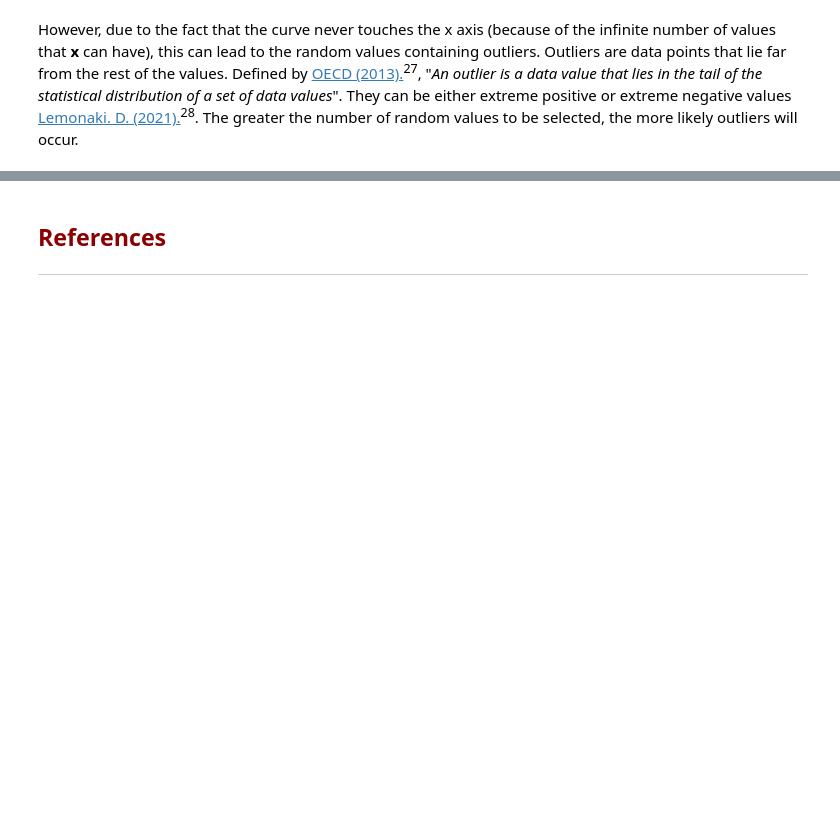
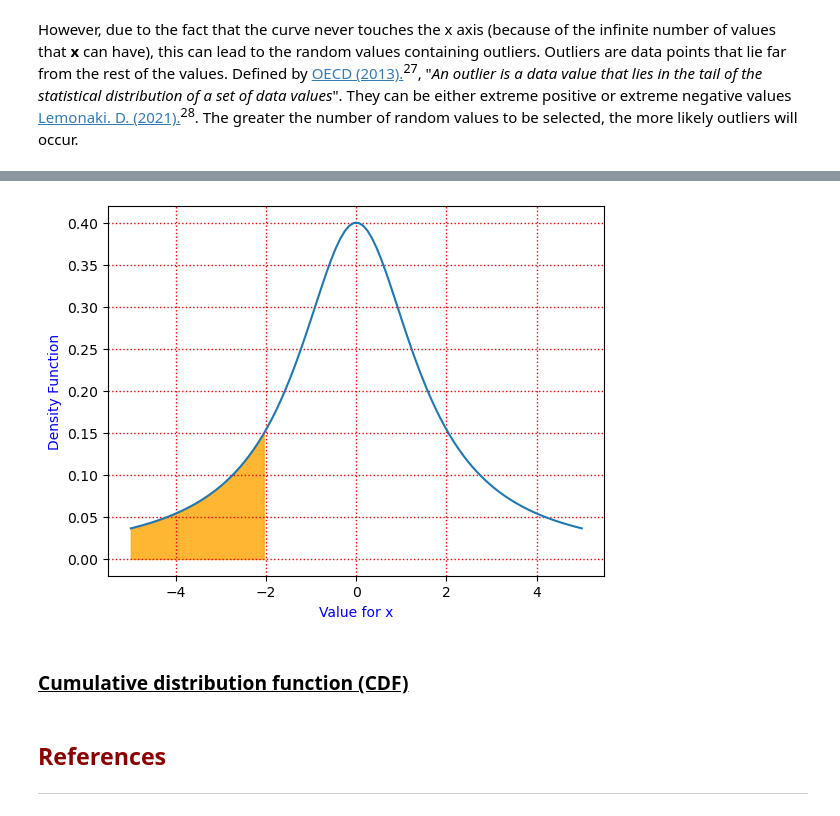
Before and after one commit to OCorry/funddaata2022-assessment, a Jupyter notebook: Practicals/Normal-Distribution-Notebook.ipynb, the cells around one changed output, grey strips where cells are left out. Drawn from its saved outputs; the diff is of its cells as text; code cells hidden in the pictures; blank space fills up the shorter version.

```diff
--- a/Practicals/Normal-Distribution-Notebook.ipynb
+++ b/Practicals/Normal-Distribution-Notebook.ipynb
@@ -359,3 +418,21 @@ However, due to the fact that the curve never touches the x axis (because of the
+# %%
+# Plotting
+# https://www.youtube.com/watch?v=rTKNLQ5khfY
+x = np.linspace(-5,5,100)
+x_int=np.linspace(-5,-2.053748910631823)
+
+y = 1/(2.5+x**2)
+y_int= 1/(2.5+x_int **2)
+plt.plot(x,y)
+plt.grid(True)
+plt.xlabel("Value for x",color ='Blue')
+plt.ylabel("Density Function", color='Blue')
+plt.fill_between(x_int, y_int, color ='orange', alpha =0.8)
+plt.show()
+# %% [output]
+[figure, added]
+# %% [markdown]
+### <ins>Cumulative distribution function (CDF)</ins>
 # %% [markdown]
 ## <font color=darkred>References</font>
 ***
```
Also changed, not shown: parts of 12 cells of this notebook.
